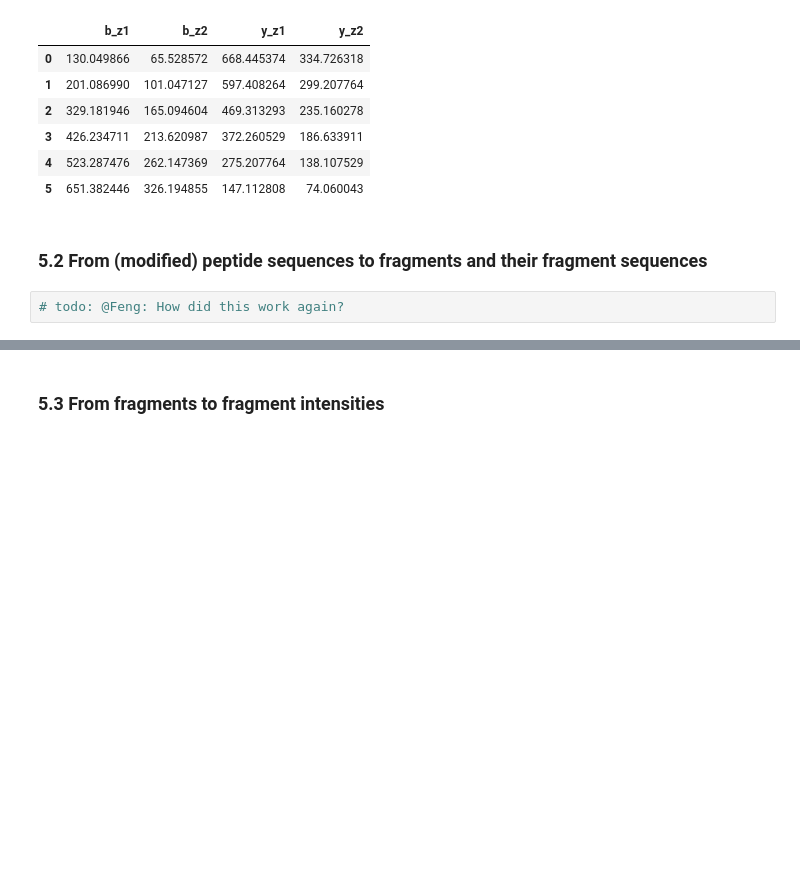
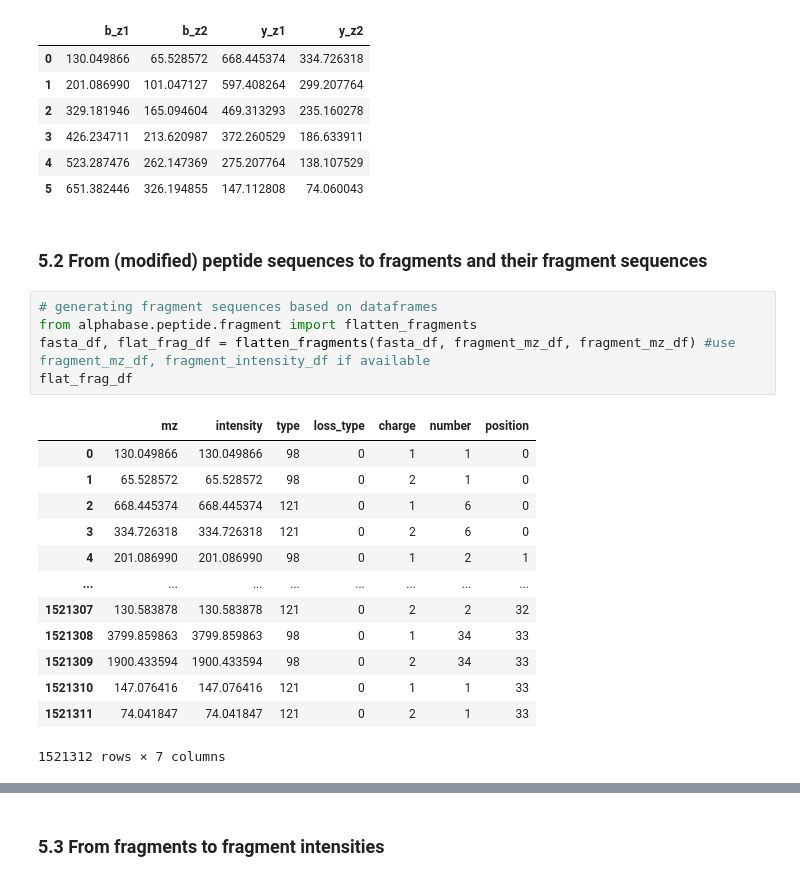
Before and after one commit to MannLabs/alphabase, a Jupyter notebook: docs/tutorials/tutorial_basic_functionalities.ipynb, the cells around one changed output, grey strips where cells are left out. Cells and saved outputs as stored; diff of their text form; blank space fills up the shorter version.

Commit message:
FIX: Added generation of fragment sequences

```diff
--- a/docs/tutorials/tutorial_basic_functionalities.ipynb
+++ b/docs/tutorials/tutorial_basic_functionalities.ipynb
@@ -447,5 +447,22 @@ Name: 0, dtype: object
 | 5 | 651.382446 | 326.194855 | 147.112808 | 74.060043 |
 # %% [markdown]
 ### 5.2 From (modified) peptide sequences to fragments and their fragment sequences
-# %%
-# todo: @Feng: How did this work again?
+# %%
+# generating fragment sequences based on dataframes
+from alphabase.peptide.fragment import flatten_fragments
+fasta_df, flat_frag_df = flatten_fragments(fasta_df, fragment_mz_df, fragment_mz_df) #use fragment_mz_df, fragment_intensity_df if available
+flat_frag_df
+# %% [output]
+|  | mz | intensity | type | loss_type | charge | number | position |
+| 0 | 130.049866 | 130.049866 | 98 | 0 | 1 | 1 | 0 |
+| 1 | 65.528572 | 65.528572 | 98 | 0 | 2 | 1 | 0 |
+| 2 | 668.445374 | 668.445374 | 121 | 0 | 1 | 6 | 0 |
+| 3 | 334.726318 | 334.726318 | 121 | 0 | 2 | 6 | 0 |
+| 4 | 201.086990 | 201.086990 | 98 | 0 | 1 | 2 | 1 |
+| ... | ... | ... | ... | ... | ... | ... | ... |
+| 1521307 | 130.583878 | 130.583878 | 121 | 0 | 2 | 2 | 32 |
+| 1521308 | 3799.859863 | 3799.859863 | 98 | 0 | 1 | 34 | 33 |
+| 1521309 | 1900.433594 | 1900.433594 | 98 | 0 | 2 | 34 | 33 |
+| 1521310 | 147.076416 | 147.076416 | 121 | 0 | 1 | 1 | 33 |
+| 1521311 | 74.041847 | 74.041847 | 121 | 0 | 2 | 1 | 33 |
+1521312 rows × 7 columns
```
Also changed, not shown: parts of 6 cells of this notebook.
